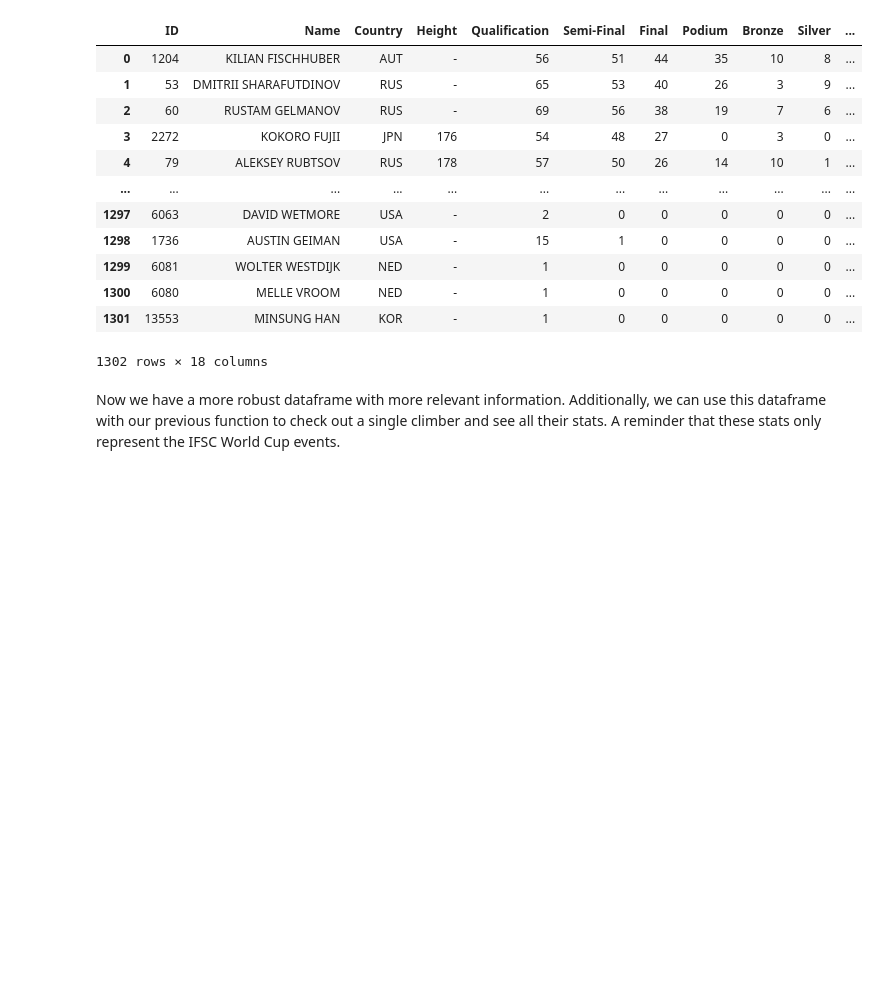
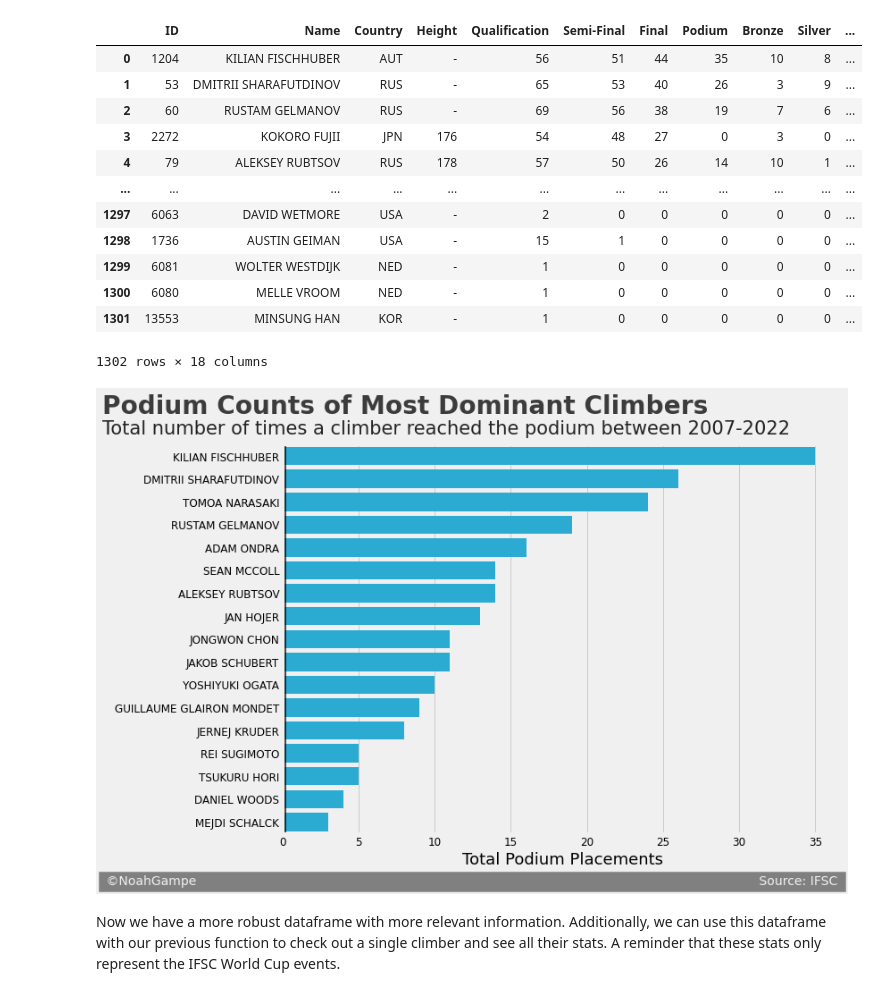
Before and after one commit to noah-kg/scraping-IFSC-website-via-selenium, a Jupyter notebook: IFSC Analysis.ipynb, the cells around one changed output. Saved outputs shown, nothing was run; the diff lists cells and outputs as text; code cells hidden in the pictures; blank space fills up the shorter version.

Commit message:
added some static visualizations for individuals and countries. added some observation/explanations as well.

```diff
--- a/IFSC Analysis.ipynb
+++ b/IFSC Analysis.ipynb
@@ -320,6 +323,43 @@ boulder_men_stats
 | 1300 | 6080 | MELLE VROOM | NED | - | 1 | 0 | 0 | 0 | 0 | 0 | ... |
 | 1301 | 13553 | MINSUNG HAN | KOR | - | 1 | 0 | 0 | 0 | 0 | 0 | ... |
 1302 rows × 18 columns
+# %%
+def plot_bar(df, col, col2, title, sub, xoffset, yoffset, sig):
+    #figure details
+    fig = plt.figure(figsize=(10,8), facecolor='#f0f0f0')
+
+    #plot
+    ax = sns.barplot(data=df, x=col, y=col2, color='#10baee')
+    # for i in ax.containers:
+    #     ax.bar_label(i,)
+
+    #styling
+    #blue = #10baee
+    #pink = #ff007e
+
+    # ax.axhline(y = 0, color = "black", linewidth = 2, alpha = .7)
+    ax.axvline(x = 0.2, color = "black", linewidth = 2, alpha = .7)
+    ax.set_xlabel('Total Podium Placements', fontsize=18)
+    ax.yaxis.label.set_visible(False)
+    ax.tick_params(axis='x', labelsize=12)
+    ax.tick_params(axis='y', labelsize=12)
+
+    #title & subtitle
+    ax.text(xoffset,0.94, s=title, fontsize=28, weight="bold", alpha=.75, transform=fig.transFigure)
+    ax.text(xoffset,0.9, s=sub, fontsize=21, alpha=.85, transform=fig.transFigure)
+
+    #signature bar
+    ax.text(x=xoffset, y=yoffset,
+            s=" ©NoahGampe" + ' '*sig + "Source: IFSC ",
+            fontsize=14, color="#f0f0f0", backgroundcolor="grey", transform=fig.transFigure)
+
+    plt.show()
+
+title = "Podium Counts of Most Dominant Climbers"
+sub = "Total number of times a climber reached the podium between 2007-2022"
+plot_bar(boulder_men_stats[boulder_men_stats['Podium'] > 0].sort_values('Podium',ascending=False), 'Podium', 'Name', title, sub, -0.2, 0.025, 140)
+# %% [output]
+[figure, added]
 # %% [markdown]
 Now we have a more robust dataframe with more relevant information. Additionally, we can use this dataframe with our previous function to check out a single climber and see all their stats. A reminder that these stats only represent the IFSC World Cup events.
 # %%
```
Also changed, not shown: parts of 13 cells of this notebook.
